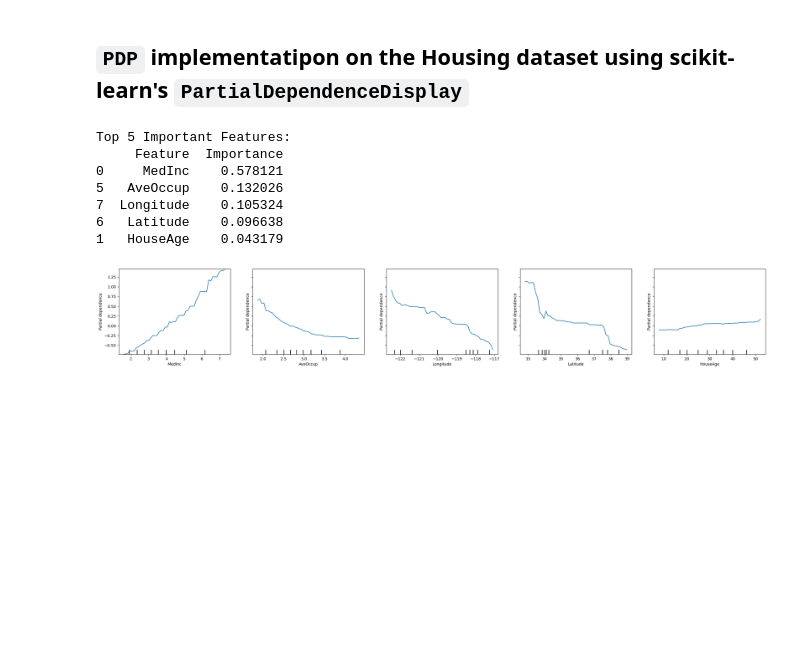
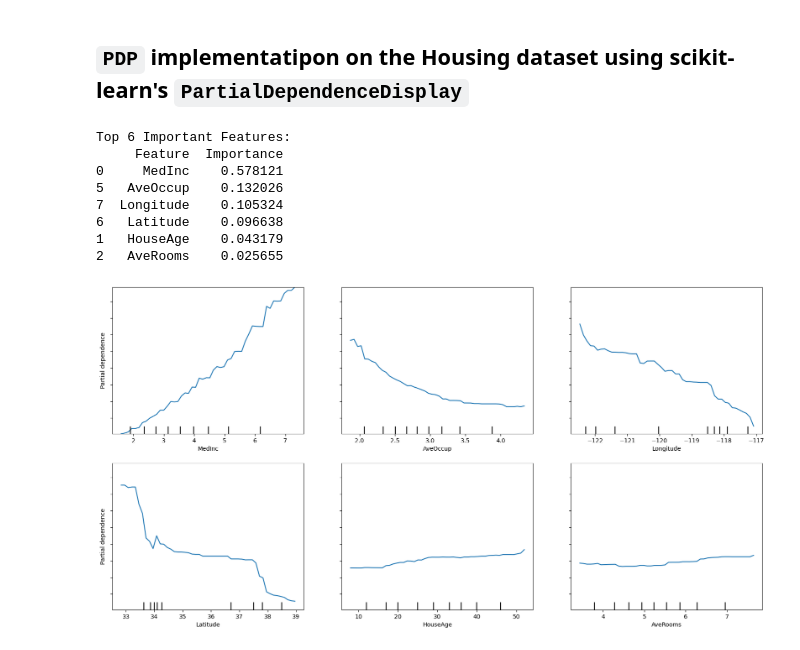
Before and after one commit to PacktPublishing/XGBoost-for-Regression-Predictive-Modeling-and-Time-Series-Analysis, a Jupyter notebook: ch10/model_interpretability.ipynb, the cells around one changed output. Saved outputs shown, nothing was run; the diff lists cells and outputs as text; code cells hidden in the pictures; blank space fills up the shorter version.

Commit message:
revised to make graphs more readable

```diff
--- a/ch10/model_interpretability.ipynb
+++ b/ch10/model_interpretability.ipynb
@@ -159,27 +159,28 @@ feature_importances_df = pd.DataFrame({
     'Importance': importances
 })
 
-# Sort the features by importance and select the top 5
-top_features = feature_importances_df.sort_values(by='Importance', ascending=False).head(5)
-print("Top 5 Important Features:")
+# Sort the features by importance and select the top 6
+top_features = feature_importances_df.sort_values(by='Importance', ascending=False).head(6)
+print("Top 6 Important Features:")
 print(top_features)
 # %% [output]
-Top 5 Important Features:
+Top 6 Important Features:
      Feature  Importance
 0     MedInc    0.578121
 5   AveOccup    0.132026
 7  Longitude    0.105324
 6   Latitude    0.096638
 1   HouseAge    0.043179
+2   AveRooms    0.025655
 # %%
-# Get the indices of the top 5 features
+# Get the indices of the top 6 features
 top_features_indices = [X_train.columns.get_loc(feature) for feature in top_features['Feature']]
 
-# Generate PDP plots for the top 5 features
-fig, ax = plt.subplots(nrows=1, ncols=5, figsize=(30, 4), sharey = True, squeeze = True)
+# Generate PDP plots for the top 6 features
+fig, ax = plt.subplots(nrows=2, ncols=3, figsize=(20, 10), sharey = True, squeeze = True)
 plot_partial_dependence(gbr, X_train, top_features_indices, feature_names=X_train.columns, grid_resolution=50, ax=ax)
 
 # Show the plots
 plt.show()
 # %% [output]
-[figure, old version]
+[figure, new version]
```
Also changed, not shown: parts of 3 cells of this notebook.
